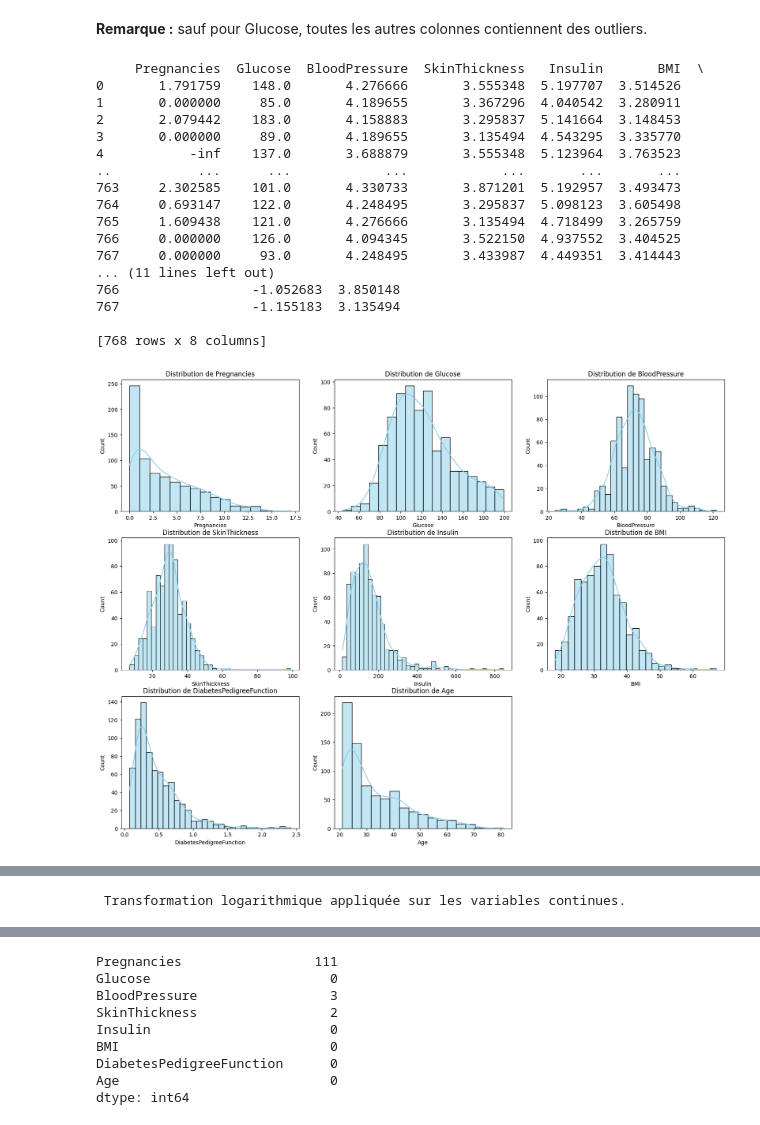
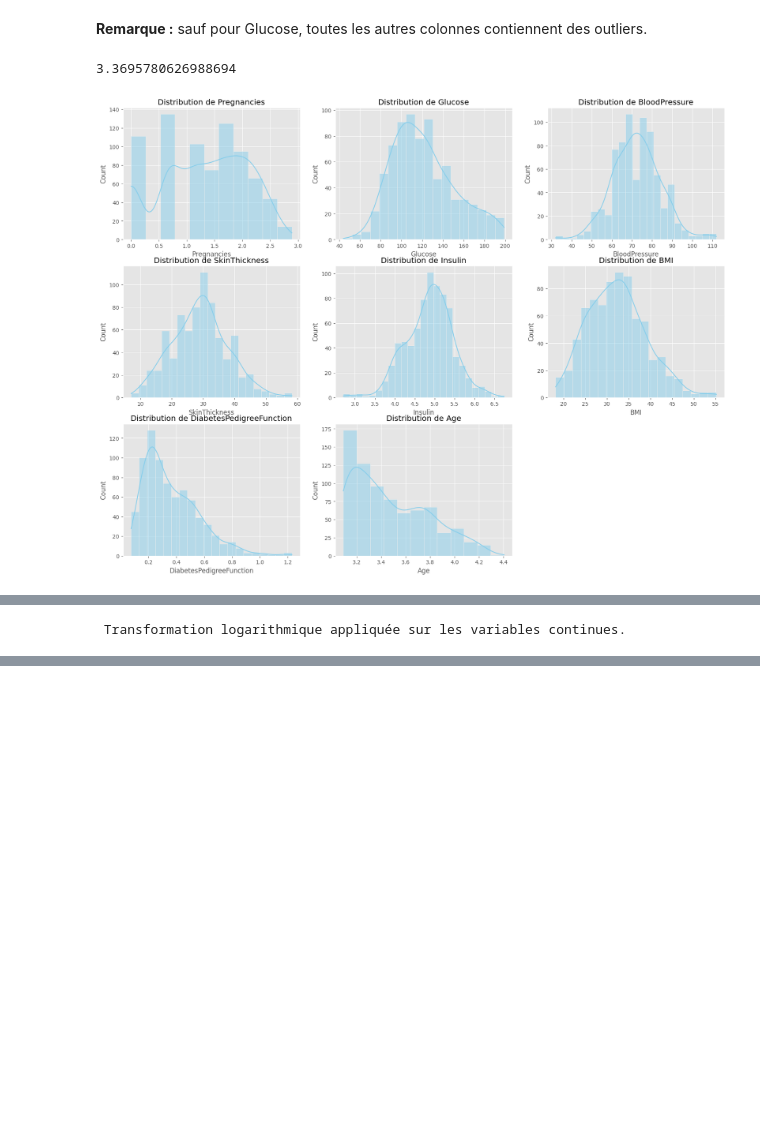
Before and after one commit to OUSSAMAEDDERKAOUI/Analyse-et-Prediction-du-Risque-de-Diabete, a Jupyter notebook: notebooks/02_Preprocessing.ipynb, the cells around one changed output, grey strips where cells are left out. Cells and saved outputs as stored; diff of their text form; code cells hidden in the pictures; blank space fills up the shorter version.

```diff
--- a/notebooks/02_Preprocessing.ipynb
+++ b/notebooks/02_Preprocessing.ipynb
@@ -16,13 +16,4 @@ for i ,c in enumerate(df.columns):
     sns.boxplot(df[c],color="green")
     plt.suptitle(c)
 plt.show()
-
-
-Q1=df[df.columns].quantile(0.1)
-Q3=df[df.columns].quantile(0.9)
-IQR=Q3-Q1
-borne_max=Q3+1.5*IQR
-borne_min=Q1-1.5*IQR
-outliers=(df[df.columns]>borne_max)|(df[df.columns]<borne_min)
-print(outliers.sum())
 # %% [output]
@@ -39,67 +21,62 @@ dtype: int64
 # %% [markdown]
 **Remarque :** sauf pour Glucose, toutes les autres colonnes contiennent des outliers.
 # %%
+df=pd.read_csv("../data/raw/dataset_diabete_imputed.csv")
 
 
+print(df["Pregnancies"].std())
+
+for col in ["DiabetesPedigreeFunction", "Insulin","Pregnancies","Age"]:
 
 
-df_log = df.copy()
-for col in ["DiabetesPedigreeFunction", "Insulin", "BMI","BloodPressure","SkinThickness","Pregnancies","Age"]:
-    df_log[col] = np.log(df[col])
+    df[col] = np.log1p(df[col])
 
-print(df_log)
+# print(df)
+
+for col in ["BMI","BloodPressure","SkinThickness"]:
+
+    Q1=df[col].quantile(0.2)
+    Q3=df[col].quantile(0.8)
+    IQR=Q3-Q1
+    borne_max=Q3+1.5*IQR
+    borne_min=Q1-1.5*IQR
+    # df = df[(df[col] >= borne_min) & (df[col] <= borne_max)]
+
+    df[col] = np.where(df[col] > borne_max, borne_max,np.where(df[col] < borne_min, borne_min, df[col]))
+
+
 
 
 plt.figure(figsize=(20,15))
 
 for i, col in enumerate(df.columns, 1):
     plt.subplot(3, 3, i)
     sns.histplot(df[col], kde=True, color='skyblue')
     plt.title(f"Distribution de {col}")
 plt.show()
 
 
 
 plt.figure(figsize=(20,15))
 
-for i, col in enumerate(df_log.columns, 1):
+for i, col in enumerate(df.columns, 1):
     plt.subplot(3, 3, i)
-    sns.histplot(df_log[col], kde=True, color='skyblue')
+    sns.histplot(df[col], kde=True, color='skyblue')
     plt.title(f"Distribution de {col}")
 plt.show()
 
 
 
 print(" Transformation logarithmique appliquée sur les variables continues.")
+
 plt.figure(figsize=(20,15))
-for i ,c in enumerate(df_log.columns):
+for i ,c in enumerate(df.columns):
     plt.subplot(3,3,i+1)
-    sns.boxplot(df_log[c],color="green")
+    sns.boxplot(df[c],color="green")
     plt.suptitle(c)
 plt.show()
 
 df.describe(percentiles=[.1, .25, .5, .75, .95])
-
-
-
-
-df_log.to_csv("../data/processed/diabetes_data_cleaned.csv", index=False)
 # %% [output]
-     Pregnancies  Glucose  BloodPressure  SkinThickness   Insulin       BMI  \
-0       1.791759    148.0       4.276666       3.555348  5.197707  3.514526
-1       0.000000     85.0       4.189655       3.367296  4.040542  3.280911
-2       2.079442    183.0       4.158883       3.295837  5.141664  3.148453
-3       0.000000     89.0       4.189655       3.135494  4.543295  3.335770
-4           -inf    137.0       3.688879       3.555348  5.123964  3.763523
-..           ...      ...            ...            ...       ...       ...
-763     2.302585    101.0       4.330733       3.871201  5.192957  3.493473
-764     0.693147    122.0       4.248495       3.295837  5.098123  3.605498
-765     1.609438    121.0       4.276666       3.135494  4.718499  3.265759
-766     0.000000    126.0       4.094345       3.522150  4.937552  3.404525
-767     0.000000     93.0       4.248495       3.433987  4.449351  3.414443
-... (11 lines left out)
-766                 -1.052683  3.850148
-767                 -1.155183  3.135494
-
-[768 rows x 8 columns]
+3.3695780626988694
-[figure, old version]
+[figure, new version]
@@ -109,9 +85,0 @@ df_log.to_csv("../data/processed/diabetes_data_cleaned.csv", index=False)
-Pregnancies                 111
-Glucose                       0
-BloodPressure                 3
-SkinThickness                 2
-Insulin                       0
-BMI                           0
-DiabetesPedigreeFunction      0
-Age                           0
-dtype: int64
```
Also changed, not shown: parts of 7 cells of this notebook, 1 other file.
